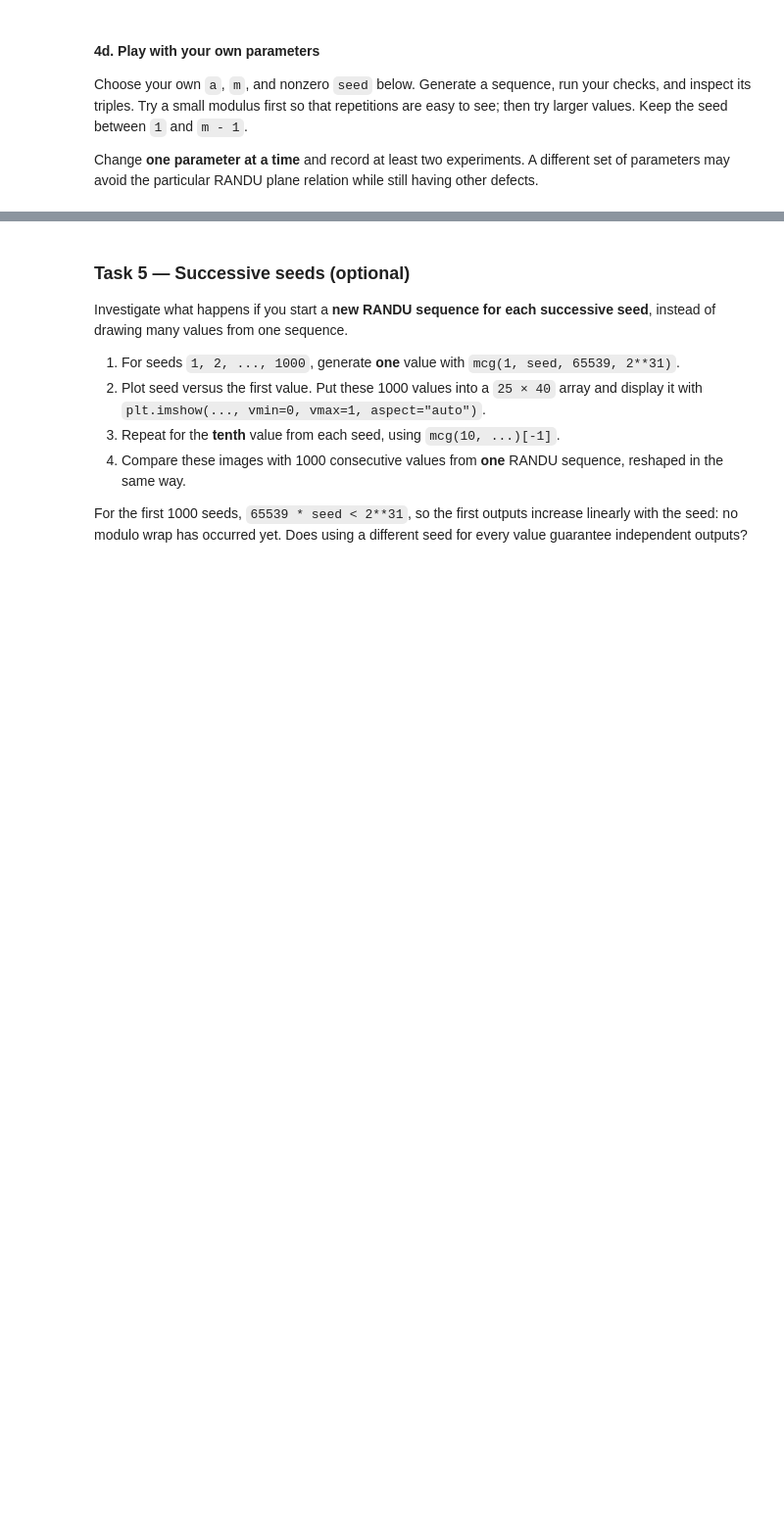
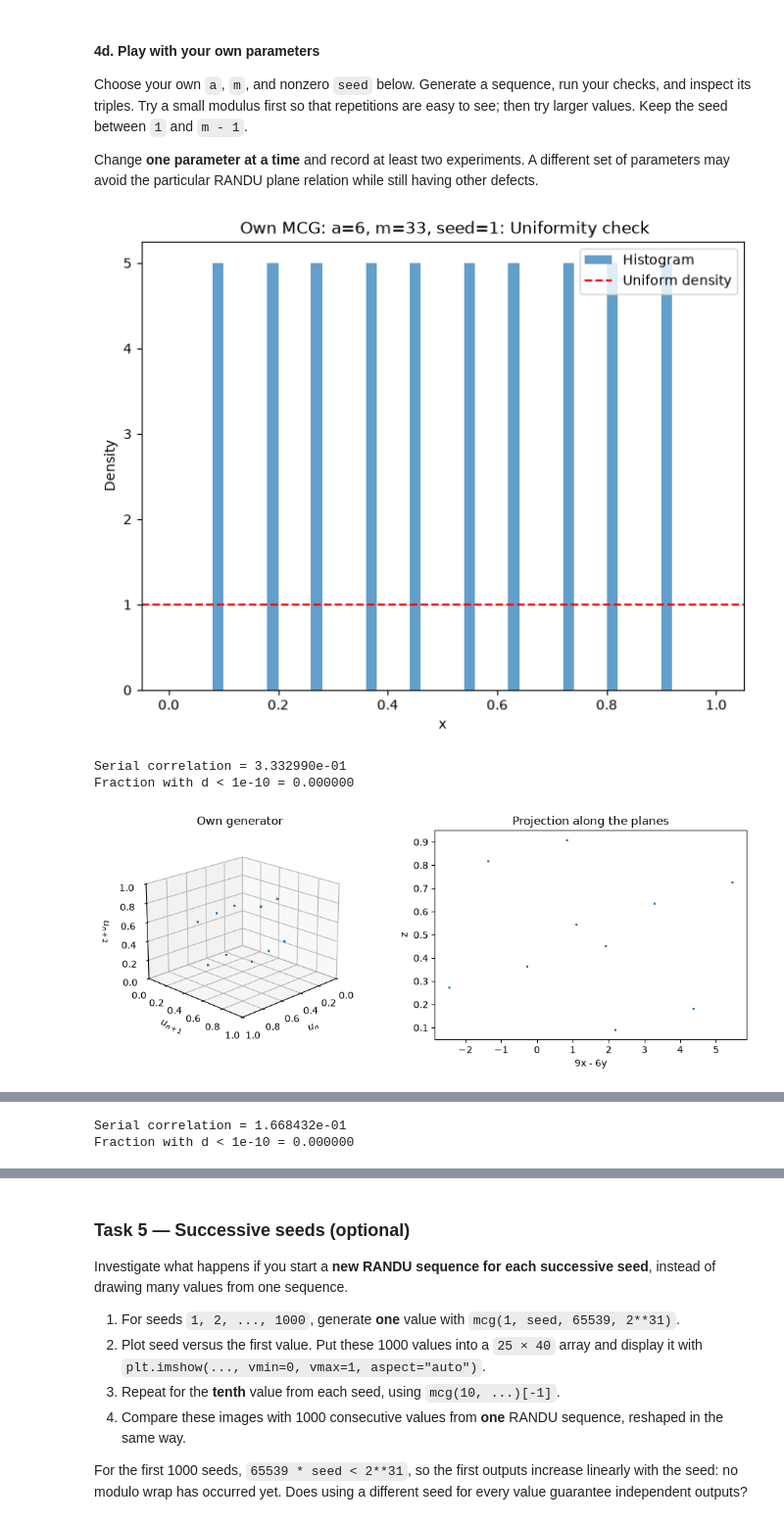
Before and after one commit to Feri0726/numalg-methods, a Jupyter notebook: class_work/class8.ipynb, the cells around one changed output, grey strips where cells are left out. Shown at 98% size. Cells and saved outputs as stored; diff of their text form; code cells hidden in the pictures; blank space fills up the shorter version.

```diff
--- a/class_work/class8.ipynb
+++ b/class_work/class8.ipynb
@@ -72,6 +77,8 @@ Complete `sample_inverse`. Generate all `n` uniform values in one call and apply
 # %%
 def sample_inverse(n, rng):
     # Work Here!
+    u = rng.random(n)
+    return 1-(1-u)**(2/3)
 # %% [markdown]
 #### 1c. Check and compare
 
@@ -285,10 +401,23 @@ Choose your own `a`, `m`, and nonzero `seed` below. Generate a sequence, run you
 
 Change **one parameter at a time** and record at least two experiments. A different set of parameters may avoid the particular RANDU plane relation while still having other defects.
 # %%
-a_own = 5
-m_own = 32
+a_own = 6
+m_own = 33
 seed_own = 1
 
 own_values = mcg(10000, seed_own, a_own, m_own)
 check_generator(own_values, f"Own MCG: a={a_own}, m={m_own}, seed={seed_own}")
 plot_triples(own_values, "Own generator")
+
+a_own = 7
+m_own = 33
+seed_own = 4
+
+own_values = mcg(10000, seed_own, a_own, m_own)
+check_generator(own_values, f"Own MCG: a={a_own}, m={m_own}, seed={seed_own}")
+plot_triples(own_values, "Own generator")
+# %% [output]
+[figure, added]
+Serial correlation = 3.332990e-01
+Fraction with d < 1e-10 = 0.000000
+[figure, added]
@@ -294,0 +425,2 @@ plot_triples(own_values, "Own generator")
+Serial correlation = 1.668432e-01
+Fraction with d < 1e-10 = 0.000000
```
Also changed, not shown: parts of 12 cells of this notebook.
